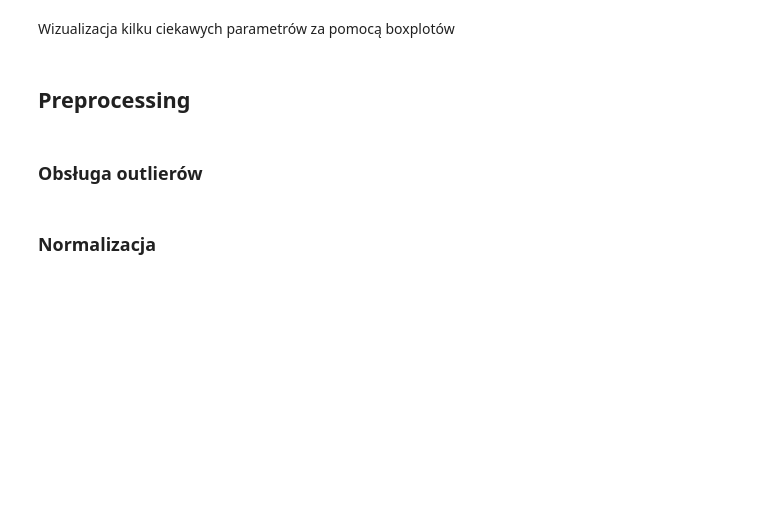
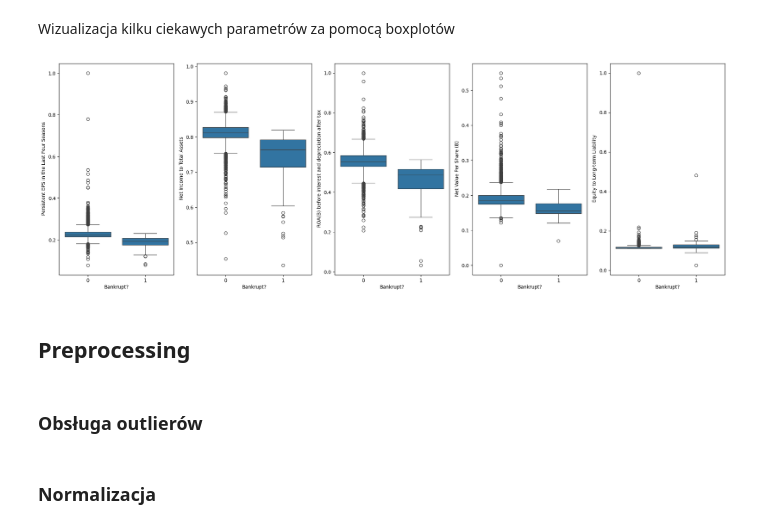
Before and after one commit to jrsh44/ML-bankruptcy-prediction, a Jupyter notebook: ml-code.ipynb, the cells around one changed output. Saved outputs shown, nothing was run; the diff lists cells and outputs as text; code cells hidden in the pictures; blank space fills up the shorter version.

```diff
--- a/ml-code.ipynb
+++ b/ml-code.ipynb
@@ -87,11 +129,13 @@ Wizualizacja kilku ciekawych parametrów za pomocą boxplotów
 # %%
 plt.subplots(ncols=5, figsize=(25,8))
 
-sns.boxplot(x='Bankrupt?', y=" Persistent EPS in the Last Four Seasons", data=db, ax=plt.subplot(1, 5, 1))
-sns.boxplot(x='Bankrupt?', y=" Net Income to Total Assets", data=db, ax=plt.subplot(1, 5, 2))
-sns.boxplot(x='Bankrupt?', y=" ROA(B) before interest and depreciation after tax", data=db, ax=plt.subplot(1, 5, 3))
-sns.boxplot(x='Bankrupt?', y=" Net Value Per Share (B)", data=db, ax=plt.subplot(1, 5, 4))
-sns.boxplot(x='Bankrupt?', y=" Equity to Long-term Liability", data=db, ax=plt.subplot(1, 5, 5))
+sns.boxplot(x=y_train, y=x_train[" Persistent EPS in the Last Four Seasons"], ax=plt.subplot(1, 5, 1));
+sns.boxplot(x=y_train, y=x_train[" Net Income to Total Assets"], ax=plt.subplot(1, 5, 2));
+sns.boxplot(x=y_train, y=x_train[" ROA(B) before interest and depreciation after tax"], ax=plt.subplot(1, 5, 3));
+sns.boxplot(x=y_train, y=x_train[" Net Value Per Share (B)"], ax=plt.subplot(1, 5, 4));
+sns.boxplot(x=y_train, y=x_train[" Equity to Long-term Liability"], ax=plt.subplot(1, 5, 5));
+# %% [output]
+[figure, added]
 # %% [markdown]
 ## Preprocessing
 # %% [markdown]
```
Also changed, not shown: parts of 17 cells of this notebook.
